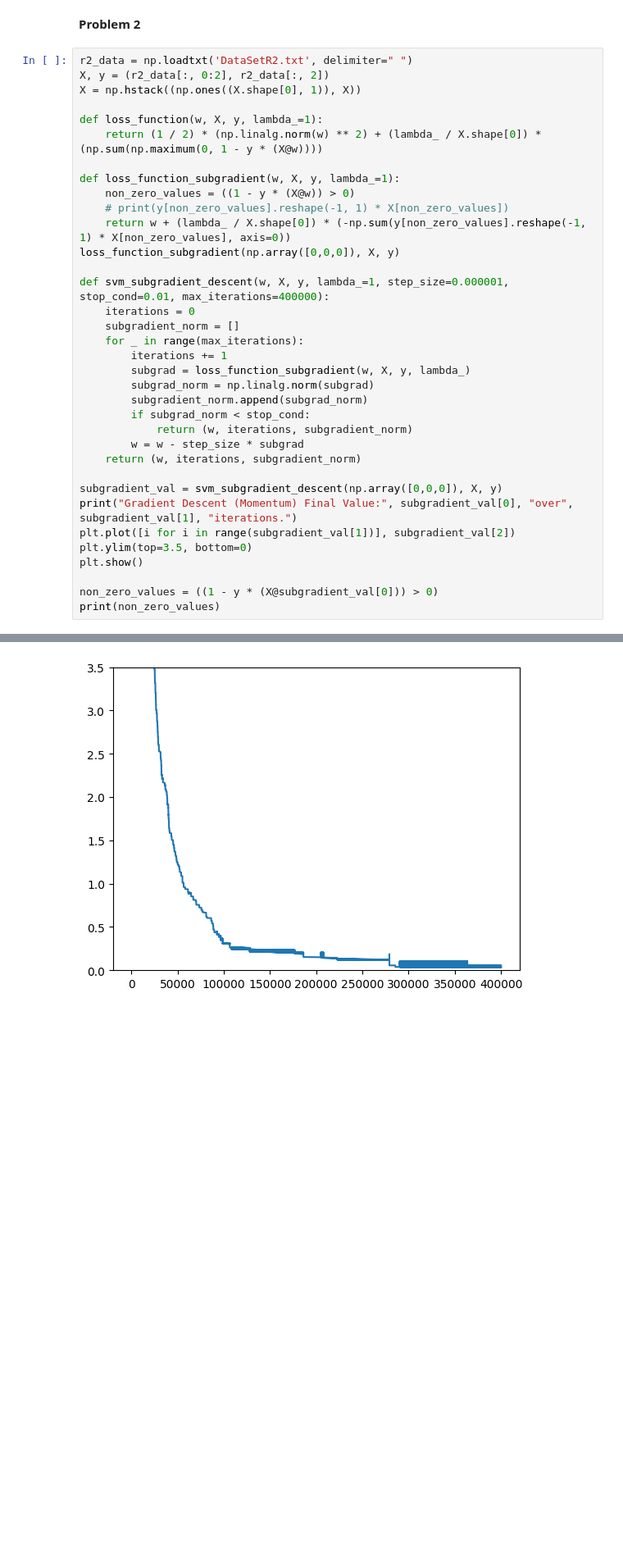
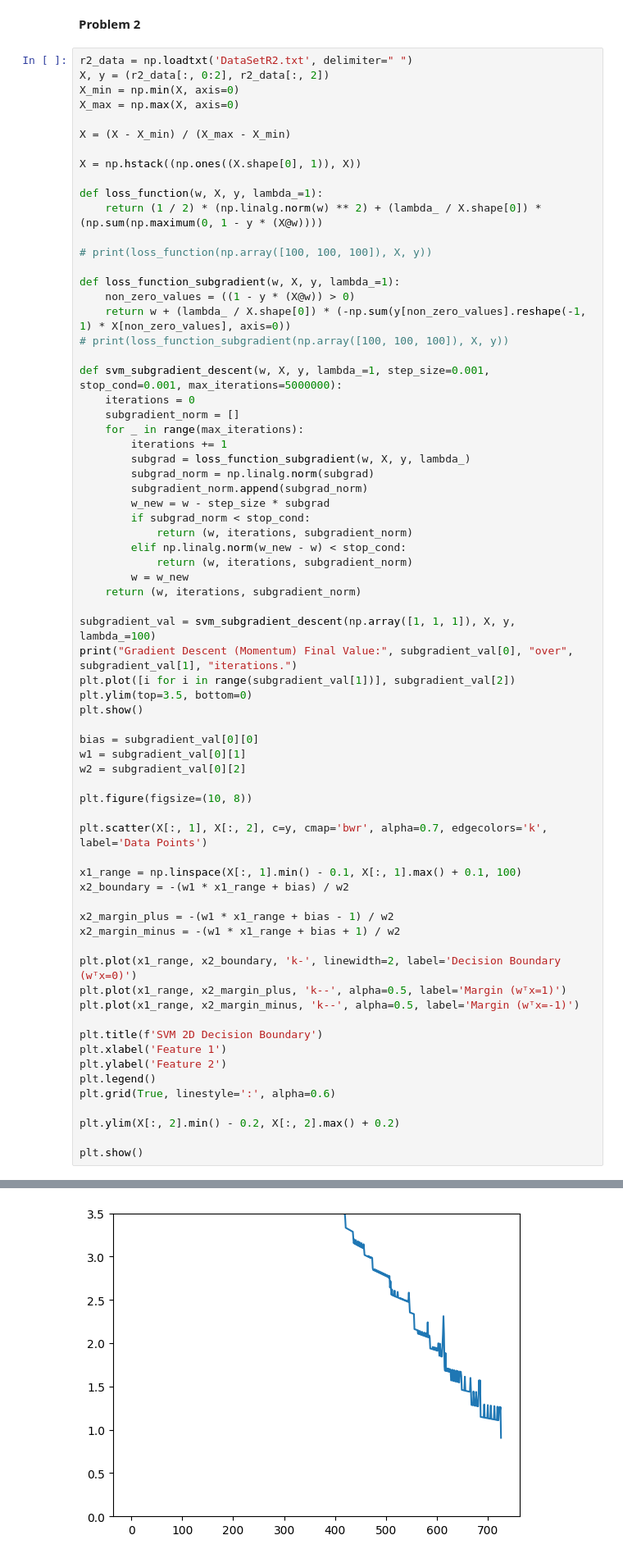
Before and after one commit to Sabuchan123/Homework-Repository, a Jupyter notebook: MTH566-HW-3-Folder/MTH566-HW-3.ipynb, the cells around one changed output, grey strips where cells are left out. Shown at 82% size. Cells and saved outputs as stored; diff of their text form; blank space fills up the shorter version.

```diff
--- a/MTH566-HW-3-Folder/MTH566-HW-3.ipynb
+++ b/MTH566-HW-3-Folder/MTH566-HW-3.ipynb
@@ -128,18 +129,24 @@ plt.show()
 # %%
 r2_data = np.loadtxt('DataSetR2.txt', delimiter=" ")
 X, y = (r2_data[:, 0:2], r2_data[:, 2])
+X_min = np.min(X, axis=0)
+X_max = np.max(X, axis=0)
+
+X = (X - X_min) / (X_max - X_min)
+
 X = np.hstack((np.ones((X.shape[0], 1)), X))
 
 def loss_function(w, X, y, lambda_=1):
     return (1 / 2) * (np.linalg.norm(w) ** 2) + (lambda_ / X.shape[0]) * (np.sum(np.maximum(0, 1 - y * (X@w))))
 
+# print(loss_function(np.array([100, 100, 100]), X, y))
+
 def loss_function_subgradient(w, X, y, lambda_=1):
     non_zero_values = ((1 - y * (X@w)) > 0)
-    # print(y[non_zero_values].reshape(-1, 1) * X[non_zero_values])
     return w + (lambda_ / X.shape[0]) * (-np.sum(y[non_zero_values].reshape(-1, 1) * X[non_zero_values], axis=0))
-loss_function_subgradient(np.array([0,0,0]), X, y)
+# print(loss_function_subgradient(np.array([100, 100, 100]), X, y))
 
-def svm_subgradient_descent(w, X, y, lambda_=1, step_size=0.000001, stop_cond=0.01, max_iterations=400000):
+def svm_subgradient_descent(w, X, y, lambda_=1, step_size=0.001, stop_cond=0.001, max_iterations=5000000):
     iterations = 0
     subgradient_norm = []
     for _ in range(max_iterations):
@@ -147,17 +154,45 @@ def svm_subgradient_descent(w, X, y, lambda_=1, step_size=0.000001, stop_cond=0.
         subgrad = loss_function_subgradient(w, X, y, lambda_)
         subgrad_norm = np.linalg.norm(subgrad)
         subgradient_norm.append(subgrad_norm)
+        w_new = w - step_size * subgrad
         if subgrad_norm < stop_cond:
             return (w, iterations, subgradient_norm)
-        w = w - step_size * subgrad
+        elif np.linalg.norm(w_new - w) < stop_cond:
+            return (w, iterations, subgradient_norm)
+        w = w_new
     return (w, iterations, subgradient_norm)
 
-subgradient_val = svm_subgradient_descent(np.array([0,0,0]), X, y)
+subgradient_val = svm_subgradient_descent(np.array([1, 1, 1]), X, y, lambda_=100)
 print("Gradient Descent (Momentum) Final Value:", subgradient_val[0], "over", subgradient_val[1], "iterations.")
 plt.plot([i for i in range(subgradient_val[1])], subgradient_val[2])
 plt.ylim(top=3.5, bottom=0)
 plt.show()
 
-non_zero_values = ((1 - y * (X@subgradient_val[0])) > 0)
-print(non_zero_values)
+bias = subgradient_val[0][0]
+w1 = subgradient_val[0][1]
+w2 = subgradient_val[0][2]
+
+plt.figure(figsize=(10, 8))
+
+plt.scatter(X[:, 1], X[:, 2], c=y, cmap='bwr', alpha=0.7, edgecolors='k', label='Data Points')
+
+x1_range = np.linspace(X[:, 1].min() - 0.1, X[:, 1].max() + 0.1, 100)
+x2_boundary = -(w1 * x1_range + bias) / w2
+
+x2_margin_plus = -(w1 * x1_range + bias - 1) / w2
+x2_margin_minus = -(w1 * x1_range + bias + 1) / w2
+
+plt.plot(x1_range, x2_boundary, 'k-', linewidth=2, label='Decision Boundary (wᵀx=0)')
+plt.plot(x1_range, x2_margin_plus, 'k--', alpha=0.5, label='Margin (wᵀx=1)')
+plt.plot(x1_range, x2_margin_minus, 'k--', alpha=0.5, label='Margin (wᵀx=-1)')
+
+plt.title(f'SVM 2D Decision Boundary')
+plt.xlabel('Feature 1')
+plt.ylabel('Feature 2')
+plt.legend()
+plt.grid(True, linestyle=':', alpha=0.6)
+
+plt.ylim(X[:, 2].min() - 0.2, X[:, 2].max() + 0.2)
+
+plt.show()
 # %% [output]
@@ -165 +200 @@ Gradient Descent (Momentum) Final Value: [-0.01173143 -0.16893859  0.16823367] o
-[figure, old version]
+[figure, new version]
```
Also changed, not shown: parts of 2 cells of this notebook.
